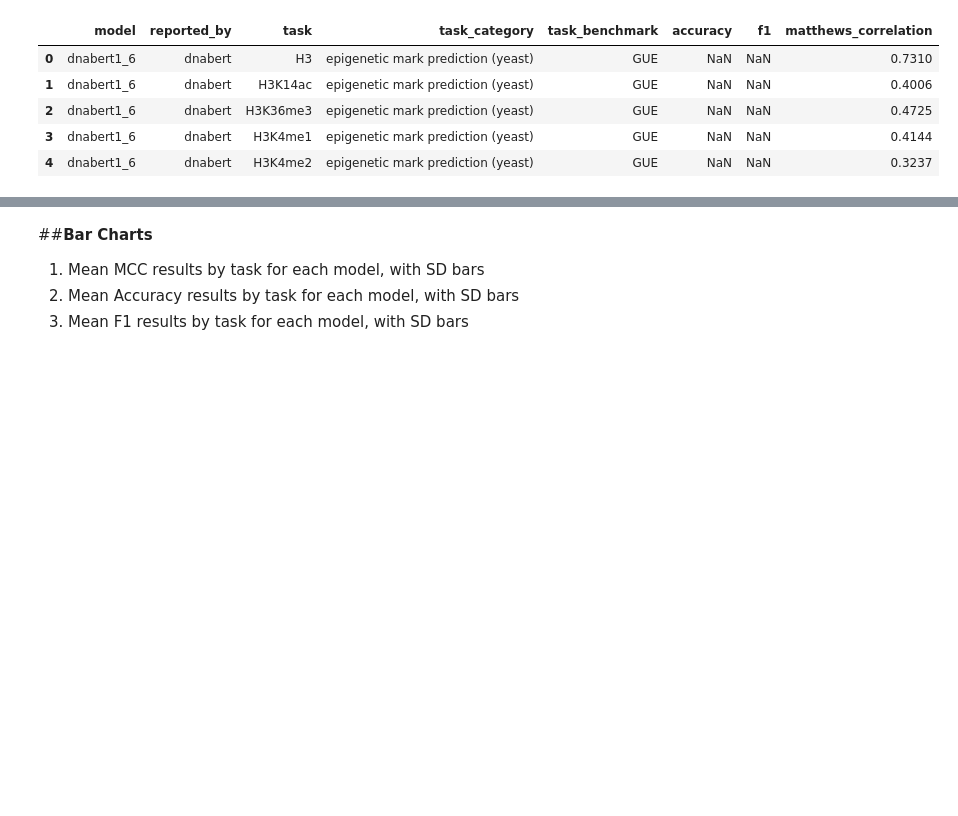
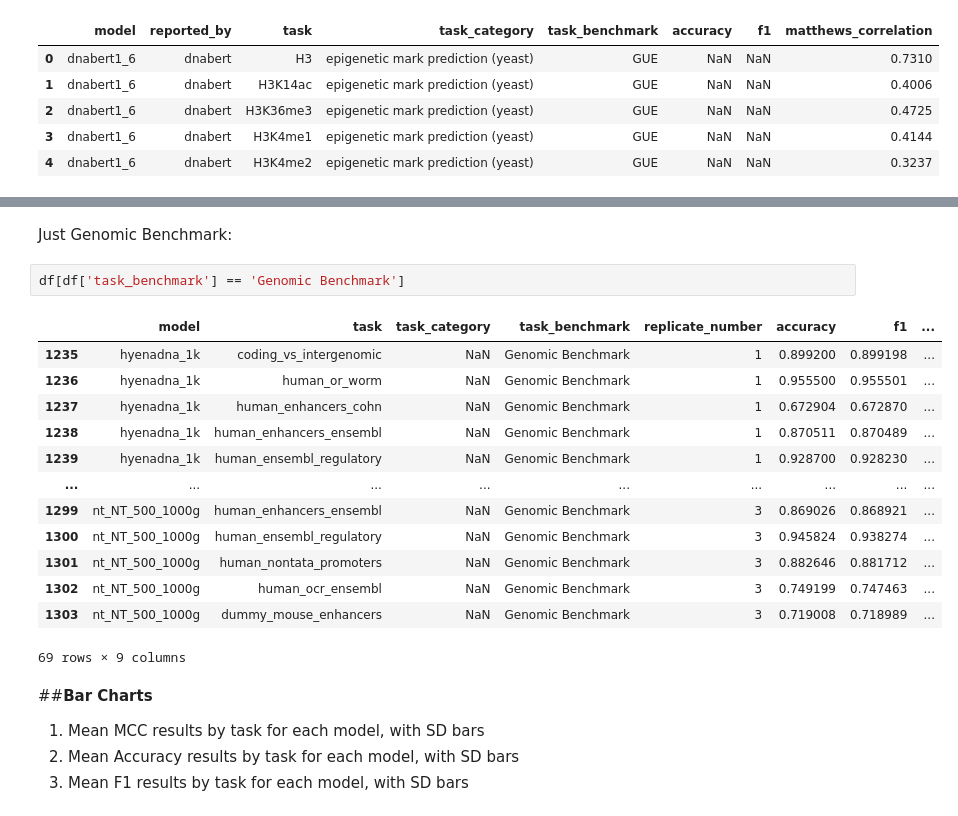
Before and after one commit to anihab/dnaTokenization, a Jupyter notebook: results.ipynb, the cells around one changed output, grey strips where cells are left out. Saved outputs shown, nothing was run; the diff lists cells and outputs as text; blank space fills up the shorter version.

```diff
--- a/results.ipynb
+++ b/results.ipynb
@@ -100,3 +96,21 @@ merged_df.head()
+# %% [markdown]
+Just Genomic Benchmark:
+# %%
+df[df['task_benchmark'] == 'Genomic Benchmark']
+# %% [output]
+|  | model | task | task_category | task_benchmark | replicate_number | accuracy | f1 | ... |
+| 1235 | hyenadna_1k | coding_vs_intergenomic | NaN | Genomic Benchmark | 1 | 0.899200 | 0.899198 | ... |
+| 1236 | hyenadna_1k | human_or_worm | NaN | Genomic Benchmark | 1 | 0.955500 | 0.955501 | ... |
+| 1237 | hyenadna_1k | human_enhancers_cohn | NaN | Genomic Benchmark | 1 | 0.672904 | 0.672870 | ... |
+| 1238 | hyenadna_1k | human_enhancers_ensembl | NaN | Genomic Benchmark | 1 | 0.870511 | 0.870489 | ... |
+| 1239 | hyenadna_1k | human_ensembl_regulatory | NaN | Genomic Benchmark | 1 | 0.928700 | 0.928230 | ... |
+| ... | ... | ... | ... | ... | ... | ... | ... | ... |
+| 1299 | nt_NT_500_1000g | human_enhancers_ensembl | NaN | Genomic Benchmark | 3 | 0.869026 | 0.868921 | ... |
+| 1300 | nt_NT_500_1000g | human_ensembl_regulatory | NaN | Genomic Benchmark | 3 | 0.945824 | 0.938274 | ... |
+| 1301 | nt_NT_500_1000g | human_nontata_promoters | NaN | Genomic Benchmark | 3 | 0.882646 | 0.881712 | ... |
+| 1302 | nt_NT_500_1000g | human_ocr_ensembl | NaN | Genomic Benchmark | 3 | 0.749199 | 0.747463 | ... |
+| 1303 | nt_NT_500_1000g | dummy_mouse_enhancers | NaN | Genomic Benchmark | 3 | 0.719008 | 0.718989 | ... |
+69 rows × 9 columns
 # %% [markdown]
 ##**Bar Charts**
 
```
Also changed, not shown: parts of 10 cells of this notebook.
